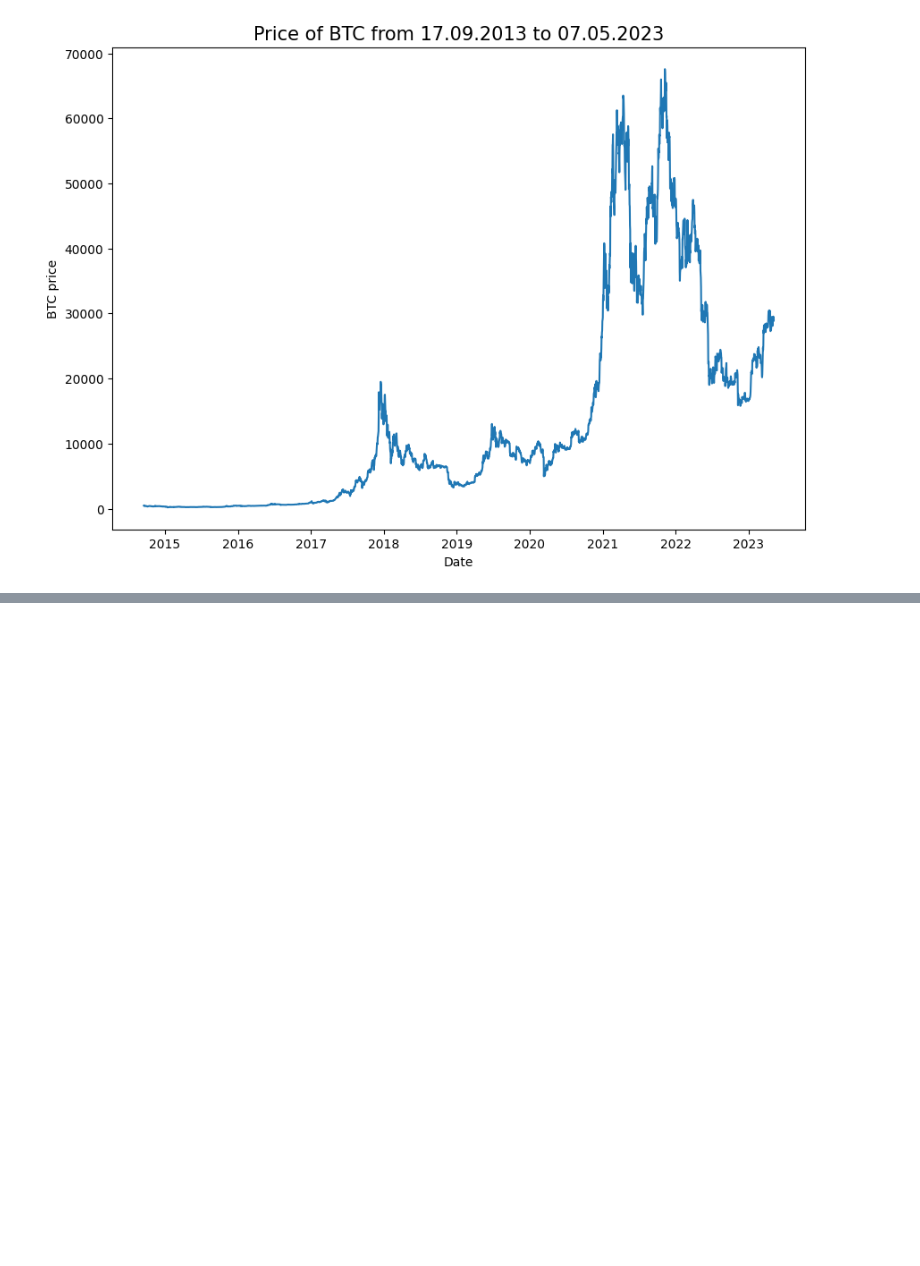
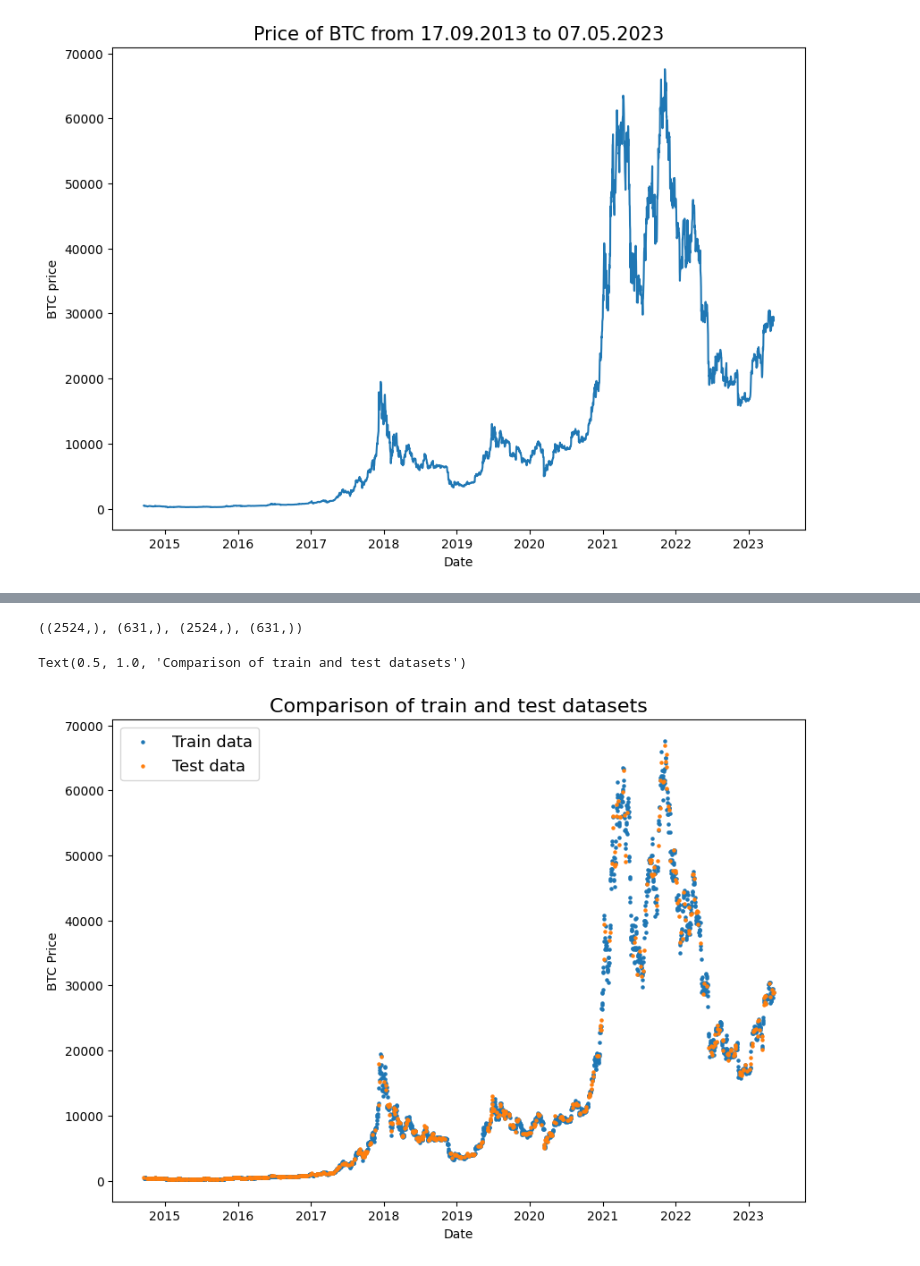
Before and after one commit to pawelkiszczak/tensorflow, a Jupyter notebook: colab_notebooks/10_time_series_forecasting_with_tensorflow.ipynb, the cells around one changed output, grey strips where cells are left out. Cells and saved outputs as stored; diff of their text form; code cells hidden in the pictures; blank space fills up the shorter version.

```diff
--- a/colab_notebooks/10_time_series_forecasting_with_tensorflow.ipynb
+++ b/colab_notebooks/10_time_series_forecasting_with_tensorflow.ipynb
@@ -152,0 +157,5 @@ Text(0, 0.5, 'BTC price')
+# %%
+# Get bitcoin data array
+timesteps = bitcoin_prices.index.to_numpy()
+prices = bitcoin_prices['Price'].to_numpy()
+timesteps[:10], prices[:10]
@@ -152,0 +171,23 @@ Text(0, 0.5, 'BTC price')
+# %%
+# Wrong way to make train/test sets for time series data
+from sklearn.model_selection import train_test_split
+X_train, X_test, y_train, y_test = train_test_split(timesteps,
+                                                    prices,
+                                                    test_size=0.2,
+                                                    random_state=42)
+
+X_train.shape, X_test.shape, y_train.shape, y_test.shape
+# %% [output]
+((2524,), (631,), (2524,), (631,))
+# %%
+# Plotting wrong splits
+plt.figure(figsize=(10,7))
+plt.scatter(X_train, y_train, s=5, label='Train data')
+plt.scatter(X_test, y_test, s=5, label='Test data')
+plt.xlabel('Date')
+plt.ylabel('BTC Price')
+plt.legend(fontsize=13)
+plt.title('Comparison of train and test datasets', fontsize=16)
+# %% [output]
+Text(0.5, 1.0, 'Comparison of train and test datasets')
+[figure, added]
```
Also changed, not shown: parts of 15 cells of this notebook.
